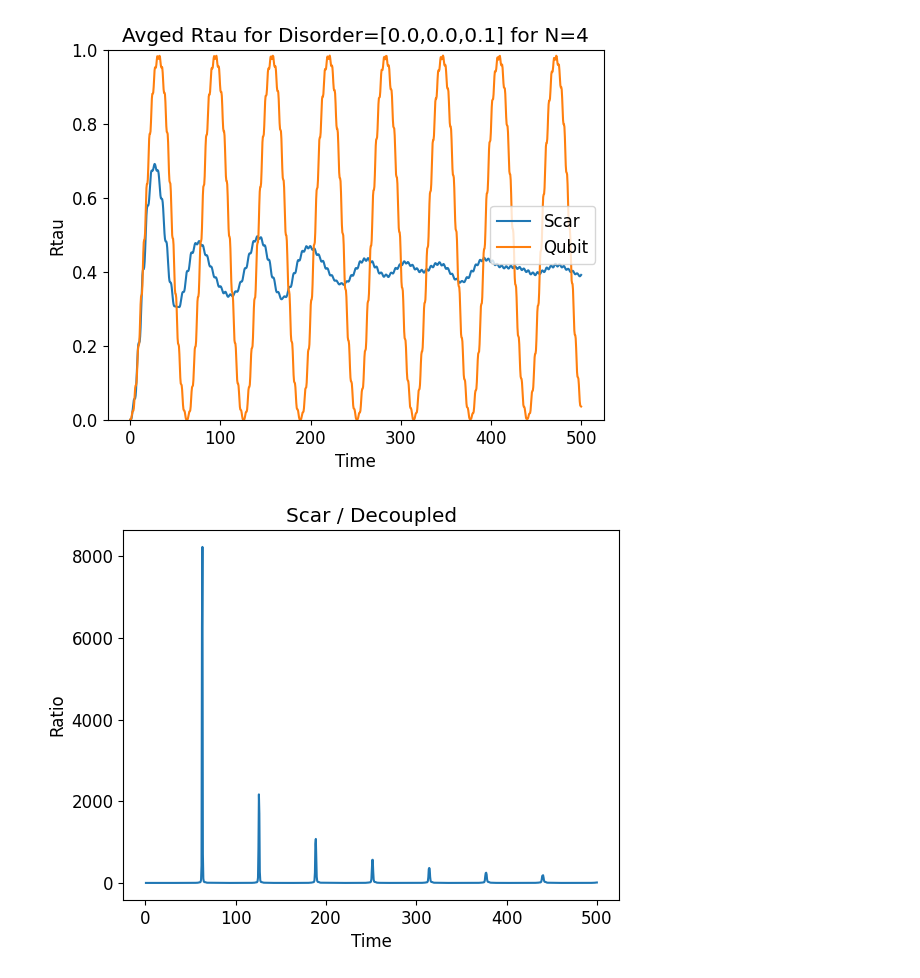
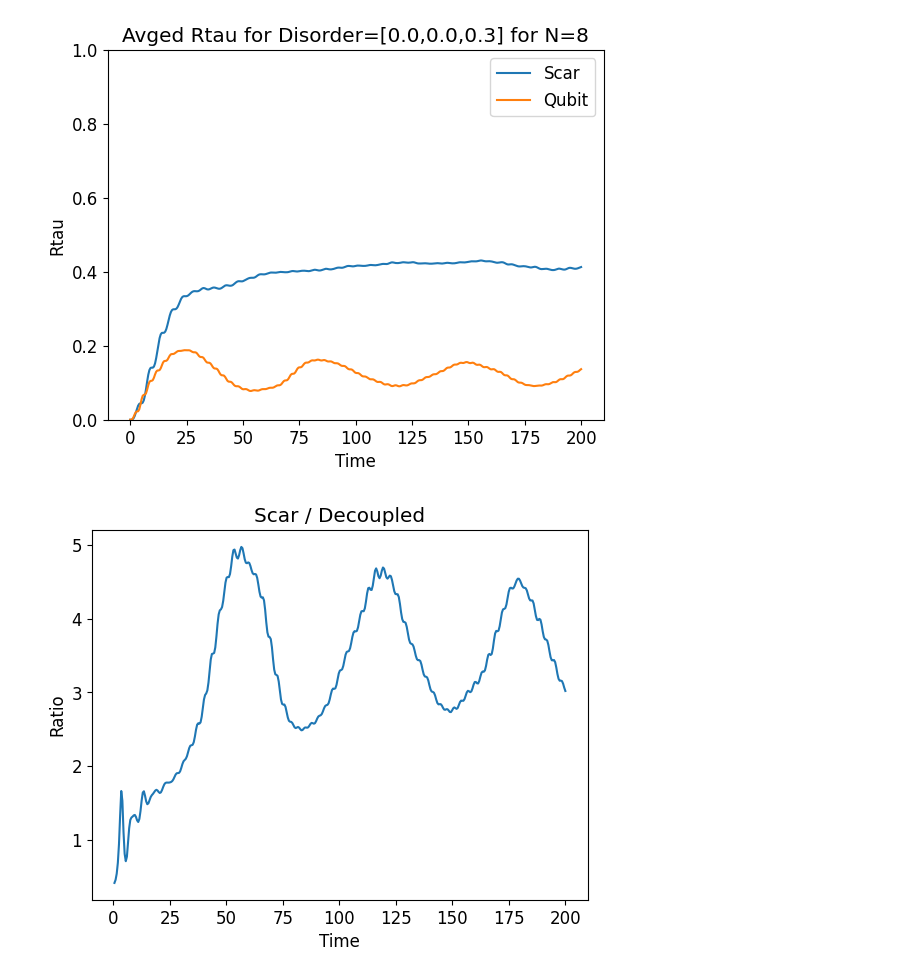
Before and after one commit to Idden/Quantum-Internship, a Jupyter notebook: Quantum_Batteries_Scars/disorder_tests/not_so_incredible_plot.ipynb, the cells around one changed output. Cells and saved outputs as stored; diff of their text form; code cells hidden in the pictures.

Commit message:
creating more graphs

```diff
--- a/Quantum_Batteries_Scars/disorder_tests/not_so_incredible_plot.ipynb
+++ b/Quantum_Batteries_Scars/disorder_tests/not_so_incredible_plot.ipynb
@@ -5,19 +5,21 @@ import matplotlib.pyplot as plt
 from quantumScarFunctions import *
 from quantumScarsPlotting import *
 # %%
-N = 4
+N = 8
 wd = 0.6365091993031
 wm = 1.0
 freq_dis = 0.00
 indv_qubit = False
-t_max = 500
-tlist = np.linspace(0, t_max, 1000)
-reals = 100
+t_max = 200
+tlist = np.linspace(0, t_max, 400)
+reals = 50
 rand = True
+z_ham = False
+dis = 0.3
 # %%
 dz = 0.0
 dy = 0.0
-dx = 0.1
+dx = dis
 
 args = {"A": 0.1, "omega": wd}
 qargs = {"A": 0.1, "omega": wm}
@@ -28,40 +30,40 @@ for _ in range(reals):
     bandwidth = eigenvalues[-1] - eigenvalues[0]
 
     H = qt.QobjEvo([H0, [H1, coeff]], args=args)
     psi_t = qt.sesolve(H, eigenstates[0], tlist, e_ops=[H0])
     Rtau_scar = np.array(np.real(psi_t.expect[0] - psi_t.expect[0][0]) / bandwidth)
     full_scar += Rtau_scar
 
-full_scar = full_scar / reals
+xfull_scar = full_scar / reals
 
 full_qubit = 0
 for _ in range(reals):
-    qH0, qH1, qeigenvalues, qeigenstates = get_qubit_ham(N, wm=wm, ham_disorder=[dz, dy, dx], random_seed=rand, indv_qubit=indv_qubit)
+    qH0, qH1, qeigenvalues, qeigenstates = get_qubit_ham(N, wm=wm, ham_disorder=[dz, dy, dx], random_seed=rand, indv_qubit=indv_qubit, sigz_ham=z_ham)
     qbandwidth = qeigenvalues[-1] - qeigenvalues[0]
 
     qH = qt.QobjEvo([qH0, [qH1, coeff]], args=qargs)
     qpsi_t = qt.sesolve(qH, qeigenstates[0], tlist, e_ops=[qH0])
     Rtau_qubit = np.array(np.real(qpsi_t.expect[0] - qpsi_t.expect[0][0]) / qbandwidth)
     full_qubit += Rtau_qubit
 
-full_qubit = full_qubit / reals
+xfull_qubit = full_qubit / reals
 
 plt.title(f"Avged Rtau for Disorder=[{dz},{dy},{dx}] for N={N}")
 plt.xlabel("Time")
 plt.ylabel("Rtau")
-plt.plot(tlist, full_scar, label="Scar")
-plt.plot(tlist, full_qubit, label="Qubit")
+plt.plot(tlist, xfull_scar, label="Scar")
+plt.plot(tlist, xfull_qubit, label="Qubit")
 plt.legend()
 plt.ylim(0, 1)
 plt.show()
 
 plt.title("Scar / Decoupled")
 plt.xlabel("Time")
 plt.ylabel("Ratio")
-plt.plot(tlist, full_scar / full_qubit)
+plt.plot(tlist, xfull_scar / xfull_qubit)
 plt.show()
 # %% [output]
-[figure, old version]
+[figure, new version]
-[figure, old version]
+[figure, new version]
 # %%
 dz = 0.0
```
Also changed, not shown: parts of 3 cells of this notebook, 3 other files.
